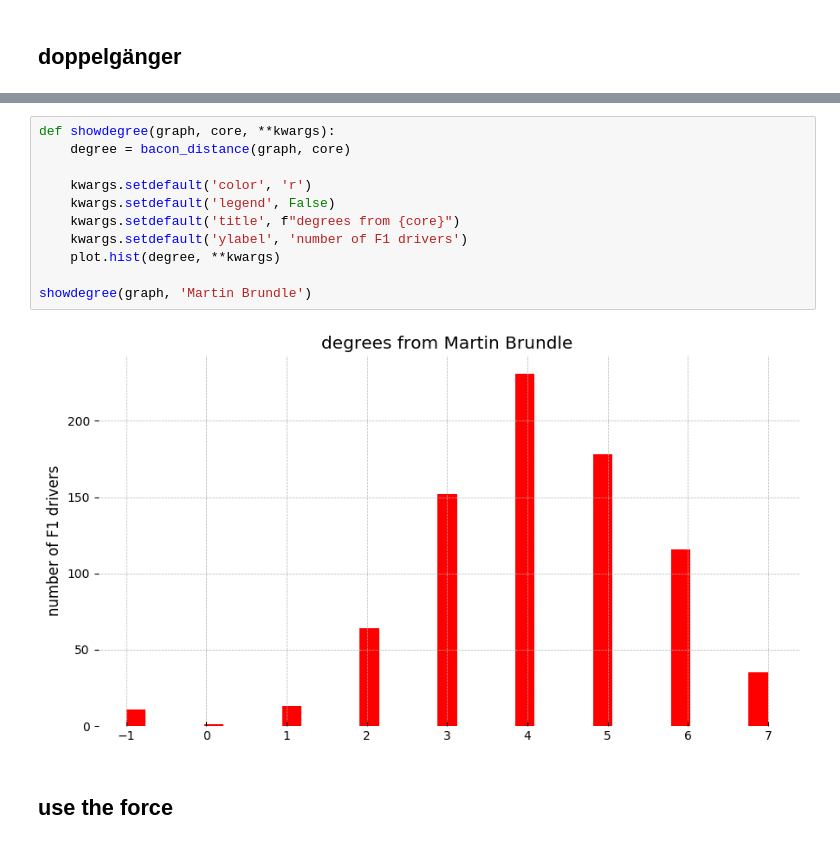
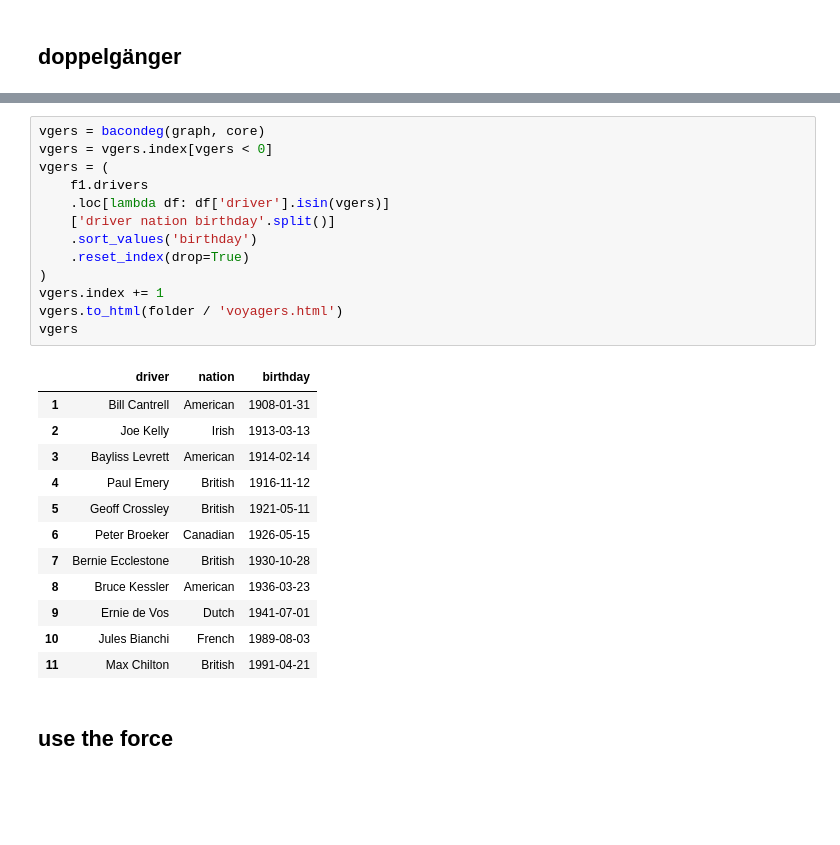
Before and after one commit to samkennerly/kingofsnake, a Jupyter notebook: books/viz/graph.ipynb, the cells around one changed output, grey strips where cells are left out. Saved outputs shown, nothing was run; the diff lists cells and outputs as text; blank space fills up the shorter version.

```diff
--- a/books/viz/graph.ipynb
+++ b/books/viz/graph.ipynb
@@ -136,15 +131,28 @@ dtype: int64
-# %%
-def showdegree(graph, core, **kwargs):
-    degree = bacon_distance(graph, core)
-
-    kwargs.setdefault('color', 'r')
-    kwargs.setdefault('legend', False)
-    kwargs.setdefault('title', f"degrees from {core}")
-    kwargs.setdefault('ylabel', 'number of F1 drivers')
-    plot.hist(degree, **kwargs)
-
-showdegree(graph, 'Martin Brundle')
-# %% [output]
-[figure, removed]
+# %%
+vgers = bacondeg(graph, core)
+vgers = vgers.index[vgers < 0]
+vgers = (
+    f1.drivers
+    .loc[lambda df: df['driver'].isin(vgers)]
+    ['driver nation birthday'.split()]
+    .sort_values('birthday')
+    .reset_index(drop=True)
+)
+vgers.index += 1
+vgers.to_html(folder / 'voyagers.html')
+vgers
+# %% [output]
+|  | driver | nation | birthday |
+| 1 | Bill Cantrell | American | 1908-01-31 |
+| 2 | Joe Kelly | Irish | 1913-03-13 |
+| 3 | Bayliss Levrett | American | 1914-02-14 |
+| 4 | Paul Emery | British | 1916-11-12 |
+| 5 | Geoff Crossley | British | 1921-05-11 |
+| 6 | Peter Broeker | Canadian | 1926-05-15 |
+| 7 | Bernie Ecclestone | British | 1930-10-28 |
+| 8 | Bruce Kessler | American | 1936-03-23 |
+| 9 | Ernie de Vos | Dutch | 1941-07-01 |
+| 10 | Jules Bianchi | French | 1989-08-03 |
+| 11 | Max Chilton | British | 1991-04-21 |
 # %% [markdown]
 ## use the force
```
Also changed, not shown: parts of 15 cells of this notebook, 1 other file.
